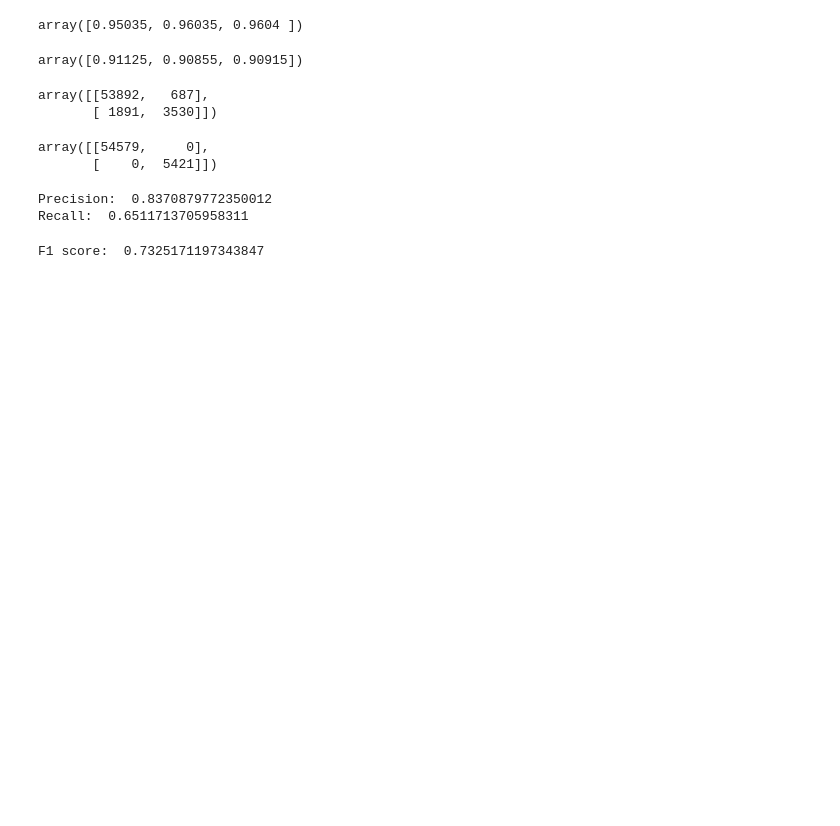
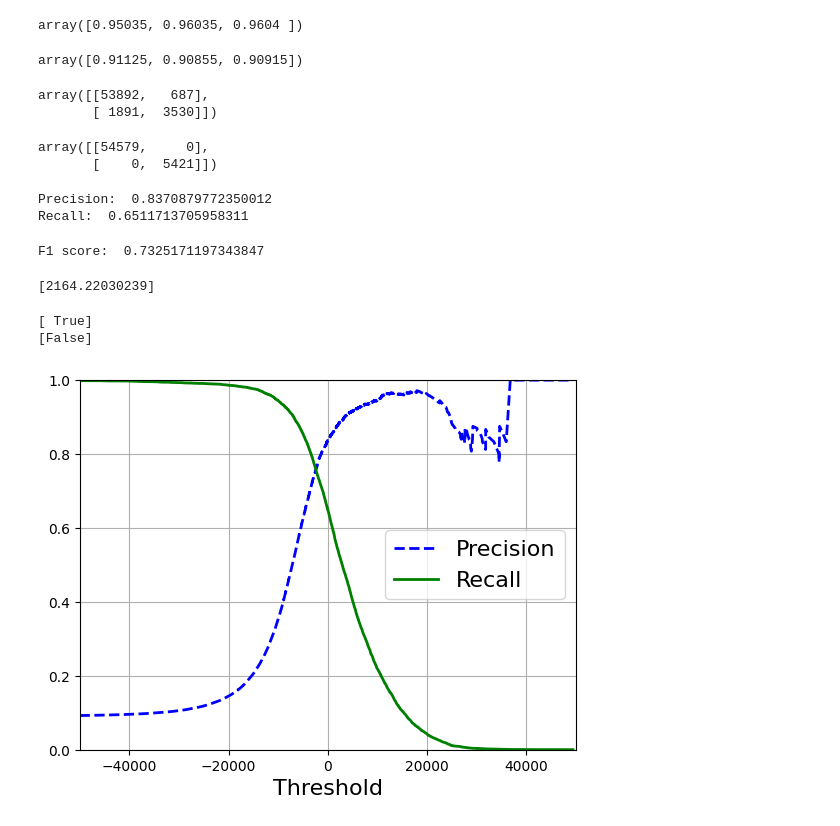
Before and after one commit to jonskerlj/ml_review, a Jupyter notebook: Classification_MNIST.ipynb, the cells around one changed output. Saved outputs shown, nothing was run; the diff lists cells and outputs as text; code cells hidden in the pictures; blank space fills up the shorter version.

Commit message:
precision/recall tradeoff, ROC curve, ROC AUC

```diff
--- a/Classification_MNIST.ipynb
+++ b/Classification_MNIST.ipynb
@@ -164,3 +164,47 @@ F1 score:  0.7325171197343847
 # i.e. having low recall but high precision
 # Opposite case: detecting shoplifters on surveillance images - low precision, high recall - security gets some false alerts but almost all shoplifters will be caught
 # It's hard to have it both ways - increasing precision reduces recall, and vice vers - precision/recall tradeoff
+# %%
+# SGDClassifier - computes score based on a decision function, and if the score is higher than a threshold it assigns the instance to positive class
+# Scikit-Learn does not let you set the threshold directly but you can have a look at decision scores
+y_scores = sgd_clf.decision_function([some_digit])
+print(y_scores)
+# %% [output]
+[2164.22030239]
+# %%
+# If you use 0 as threshold - predicts true
+threshold = 0
+y_some_digit_pred = (y_scores > threshold)
+print(y_some_digit_pred)
+
+# If you use 8000 as threshold - predicts false
+threshold = 8000
+y_some_digit_pred = (y_scores > threshold)
+print(y_some_digit_pred)
+# %% [output]
+[ True]
+[False]
+# %%
+# So by raising the threshold, we decreased recall
+# How to decide which threshold to use?
+# first use cross_val_predict() - getting decision scores not predicitions
+
+y_scores = cross_val_predict(sgd_clf, X_train, y_train_5, cv=3,
+                                method="decision_function")
+# Now can compute precision and recall scores for all possible thresholds - precision_recall_curve() function
+from sklearn.metrics import precision_recall_curve
+precisions, recalls, thresholds = precision_recall_curve(y_train_5, y_scores)
+# %%
+# plot
+def plot_precision_recall_vs_threshold(precisions, recalls, thresholds):
+    plt.plot(thresholds, precisions[:-1], "b--", label="Precision", linewidth=2)
+    plt.plot(thresholds, recalls[:-1], "g-", label="Recall", linewidth=2)
+    plt.legend(loc="center right", fontsize=16) # Not shown in the book
+    plt.xlabel("Threshold", fontsize=16)        # Not shown
+    plt.grid(True)                              # Not shown
+    plt.axis([-50000, 50000, 0, 1])
+
+plot_precision_recall_vs_threshold(precisions, recalls, thresholds)
+plt.show()
+# %% [output]
+[figure, added]
```
Also changed, not shown: parts of 12 cells of this notebook.
